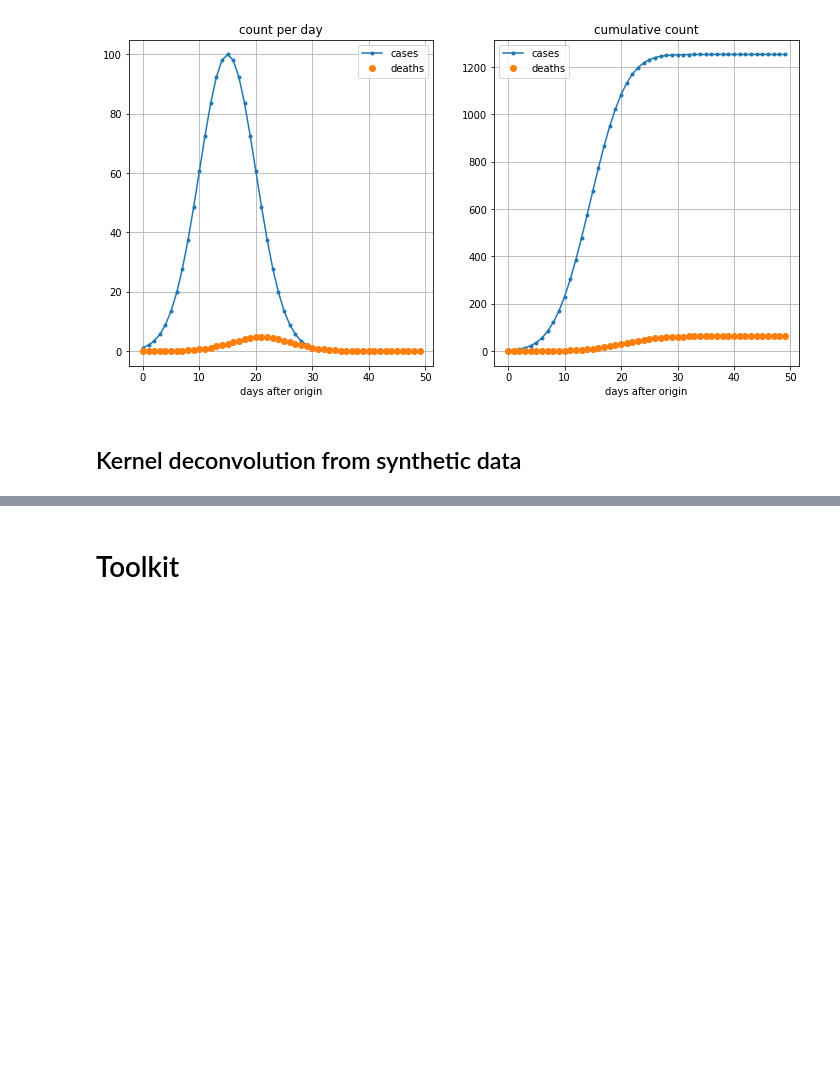
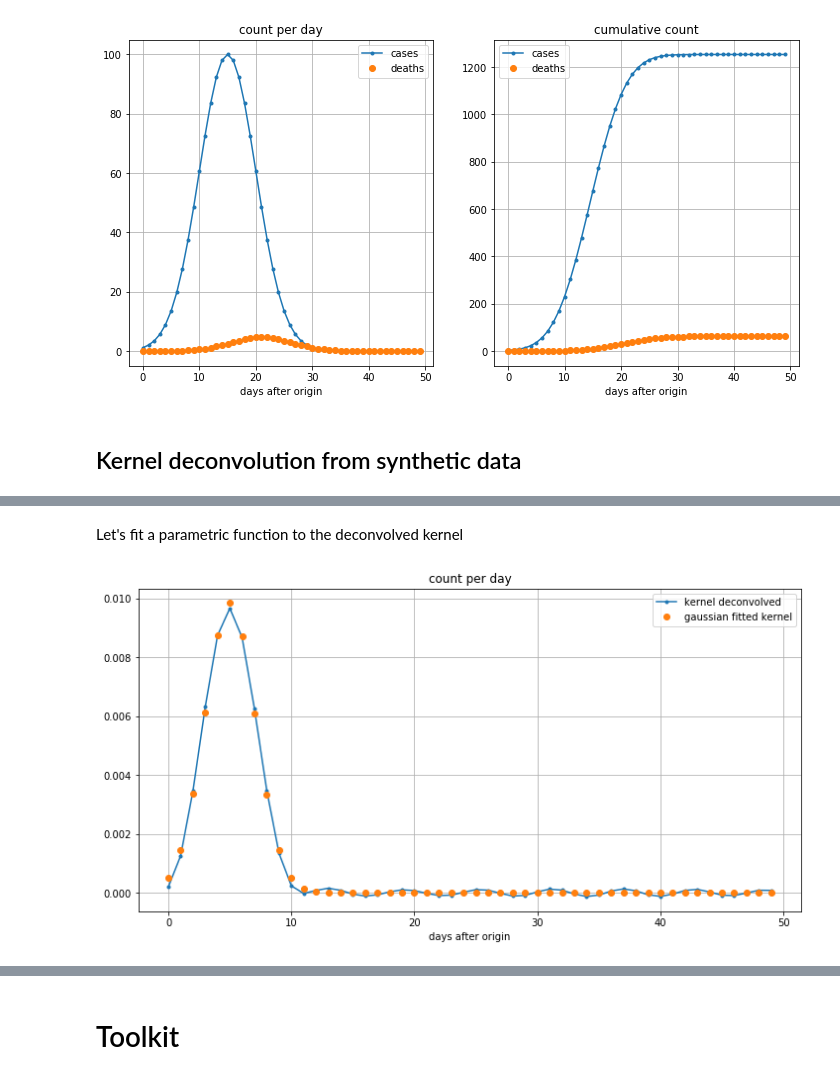
Before and after one commit to fredericpoitevin/tseries-deconvolution, a Jupyter notebook: Deconvolution_of_Michael_coronavirus_data.ipynb, the cells around one changed output, grey strips where cells are left out. Saved outputs shown, nothing was run; the diff lists cells and outputs as text; code cells hidden in the pictures; blank space fills up the shorter version.

```diff
--- a/Deconvolution_of_Michael_coronavirus_data.ipynb
+++ b/Deconvolution_of_Michael_coronavirus_data.ipynb
@@ -41,0 +54,8 @@ display(ndays, c=cases, d=deaths, labels=['cases','deaths'])
+# %% [markdown]
+Let's fit a parametric function to the deconvolved kernel
+# %%
+kernel_gaussian_fitted = fit_kernel(kernel_deconvolved, p0=(0.01,ndays+5,5))
+display(ndays, c=kernel_deconvolved, d=kernel_gaussian_fitted,
+        labels=['kernel deconvolved','gaussian fitted kernel'], show_cumul=False)
+# %% [output]
+[figure, added]
```
Also changed, not shown: parts of 7 cells of this notebook.
